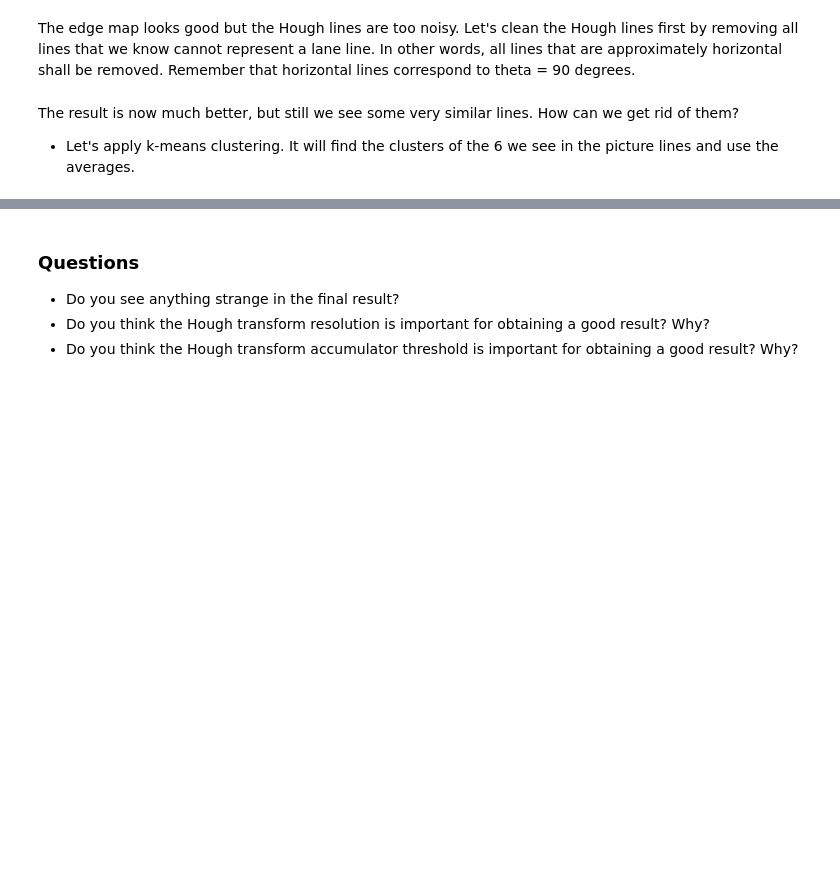
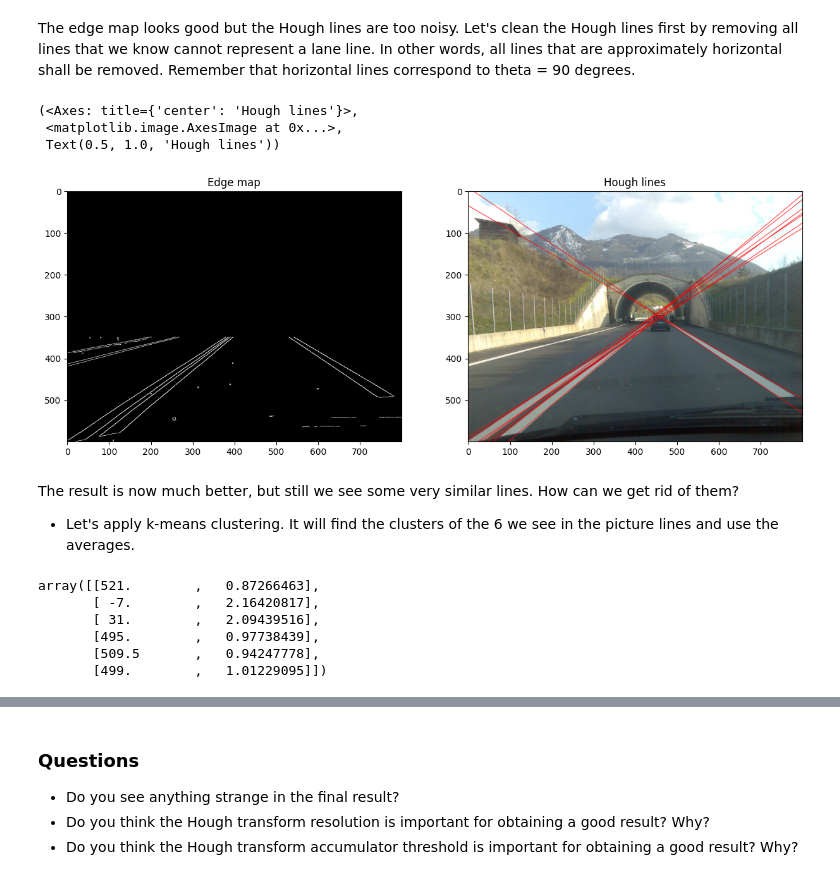
Before and after one commit to Turkevich91/robot_dreams, a Jupyter notebook: lesson_4/homework/Homework.ipynb, the cells around one changed output, grey strips where cells are left out. Saved outputs shown, nothing was run; the diff lists cells and outputs as text; code cells hidden in the pictures; blank space fills up the shorter version.

```diff
--- a/lesson_4/homework/Homework.ipynb
+++ b/lesson_4/homework/Homework.ipynb
@@ -86,21 +86,37 @@ The edge map looks good but the Hough lines are too noisy. Let's clean the Hough
 filtered_lines = []
 for line in lines:
     # Extract theta for current line (remember Hough works with radians)
-    theta =
+    theta = line[1] # in radians already thanks to cv2.HoughLines
     # Keep line if theta is not horizontal
-    if ...
+    d90 = np.pi/2 # 90 degrees in radians
+    d20 = np.deg2rad(20) # 20 degrees in radians
+    if (theta < (d90 - d20)) or (theta > (d90 + d20)):
         filtered_lines.append(line)
 # %%
 # Let's plot the resulting filtered lines
 result = np.copy(img)
 
 for line in filtered_lines:
-    rho =
-    theta =
-    ...
+    rho = line[0]
+    theta = line[1]
+    a = math.cos(theta)
+    b = math.sin(theta)
+
+    x0 = a * rho
+    y0 = b * rho
+
+    pt1 = (int(x0 + 1000*(-b)), int(y0 + 1000*(a)))
+    pt2 = (int(x0 - 1000*(-b)), int(y0 - 1000*(a)))
+
+    cv2.line(result, pt1, pt2, color=255, thickness=1, lineType=cv2.LINE_AA)
 
 plt.subplot(121), plt.imshow(edges, cmap='gray'), plt.title('Edge map')
 plt.subplot(122), plt.imshow(result, cmap='gray'), plt.title('Hough lines')
+# %% [output]
+(<Axes: title={'center': 'Hough lines'}>,
+ <matplotlib.image.AxesImage at 0x...>,
+ Text(0.5, 1.0, 'Hough lines'))
+[figure, added]
 # %% [markdown]
 The result is now much better, but still we see some very similar lines. How can we get rid of them?
 * Let's apply k-means clustering. It will find the clusters of the 6 we see in the picture lines and use the averages.
@@ -110,6 +126,13 @@ The result is now much better, but still we see some very similar lines. How can
 from sklearn.cluster import KMeans
 kmeans = KMeans(n_clusters=6).fit(filtered_lines)
 kmeans.cluster_centers_
+# %% [output]
+array([[521.        ,   0.87266463],
+       [ -7.        ,   2.16420817],
+       [ 31.        ,   2.09439516],
+       [495.        ,   0.97738439],
+       [509.5       ,   0.94247778],
+       [499.        ,   1.01229095]])
 # %%
 # Again, let's plot the resulting filtered lines
 result = np.copy(img)
```
Also changed, not shown: parts of 2 cells of this notebook, 1 other file.
